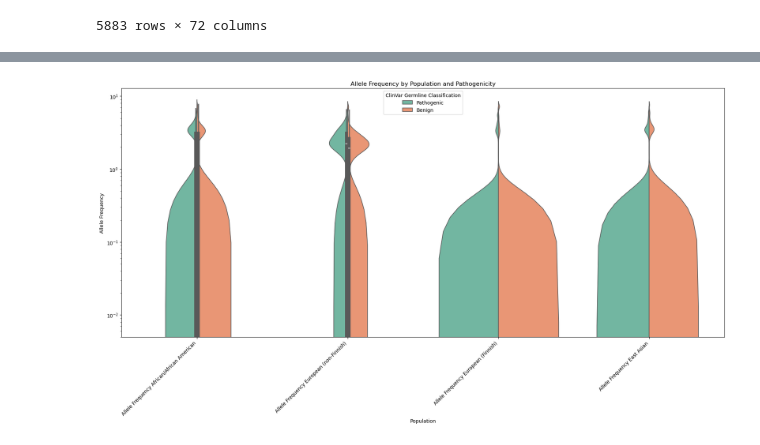
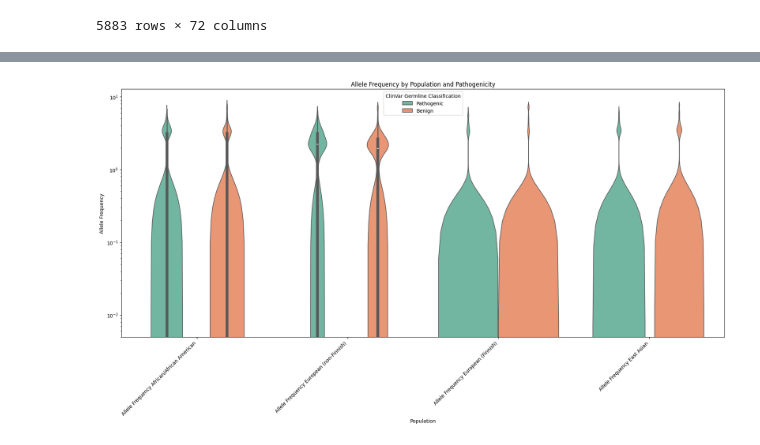
Before and after one commit to yunrei/65roses, a Jupyter notebook: Preprocess.ipynb, the cells around one changed output, grey strips where cells are left out. Cells and saved outputs as stored; diff of their text form; code cells hidden in the pictures.

```diff
--- a/Preprocess.ipynb
+++ b/Preprocess.ipynb
@@ -226,49 +226,43 @@ plt.show()
 # %%
 data__ = pd.concat([data_prep_path, data_prep_benign])
 data_prep = pd.DataFrame({
     "gnomAD ID": data__["gnomAD ID"],
     "ClinVar Germline Classification": data__["ClinVar Germline Classification"],
     "Allele Frequency African/African American": 8+ np.log10(1e-8 + data__["Allele Frequency African/African American"]),
     "Allele Frequency European (non-Finnish)": 8+ np.log10(1e-8 + data__["Allele Frequency European (non-Finnish)"]),
     "Allele Frequency European (Finnish)": 8+ np.log10(1e-8 + data__["Allele Frequency European (Finnish)"]),
     "Allele Frequency East Asian": 8+ np.log10(1e-8 +  data__["Allele Frequency East Asian"])
 })
 
-# 1. Melt the DataFrame to long format, which is suitable for seaborn
+#Melt dataframe
 df_melted = data_prep.melt(
-    id_vars=['ClinVar Germline Classification'],  # Keep these columns as identifiers
+    id_vars=['ClinVar Germline Classification'],
     value_vars=[
         'Allele Frequency African/African American',
         'Allele Frequency European (non-Finnish)',
         'Allele Frequency European (Finnish)',
-        'Allele Frequency East Asian'
-    ],  # Columns to convert to variables
+        'Allele Frequency East Asian'],
     var_name='Population',  # Name for the new column containing population names
     value_name='Allele Frequency'  # Name for the new column containing allele frequencies
 )
 
 
 
-# 2. Create the grouped boxplot using seaborn
-plt.figure(figsize=(18, 10))  # Adjust the figure size for better readability
-
-# Use seaborn to create a grouped boxplot
+plt.figure(figsize=(18, 10))
 sns.violinplot(
-    x='Population',  # Population on the x-axis
-    y='Allele Frequency',  # Allele Frequency on the y-axis
+    x='Population',
+    y='Allele Frequency',
     hue='ClinVar Germline Classification',  # Color the violins by Pathogenicity
-    data=df_melted,  # Use the melted DataFrame
-    palette='Set2',  # Choose a color palette
-    split=True  # Split the violins by hue
+    data=df_melted,
+    palette='Set2',
 )
-
-plt.title('Allele Frequency by Population and Pathogenicity')  # Set the title
-plt.xlabel('Population')  # Label the x-axis
-plt.ylabel('Allele Frequency')  # Label the y-axis
+plt.title('Allele Frequency by Population and Pathogenicity')
+plt.xlabel('Population')
+plt.ylabel('Allele Frequency')
 plt.yscale('log')
 #plt.ylim(0.00001, 0.01)  # Set y-axis limits for better visibility
-plt.xticks(rotation=45,ha='right')  # Rotate x-axis labels for readability
-plt.tight_layout() # Adjust layout
-plt.show()  # Display the plot
+plt.xticks(rotation=45,ha='right')
+plt.tight_layout()
+plt.show()
 # %% [output]
-[figure, old version]
+[figure, new version]
```
Also changed, not shown: parts of 8 cells of this notebook.
